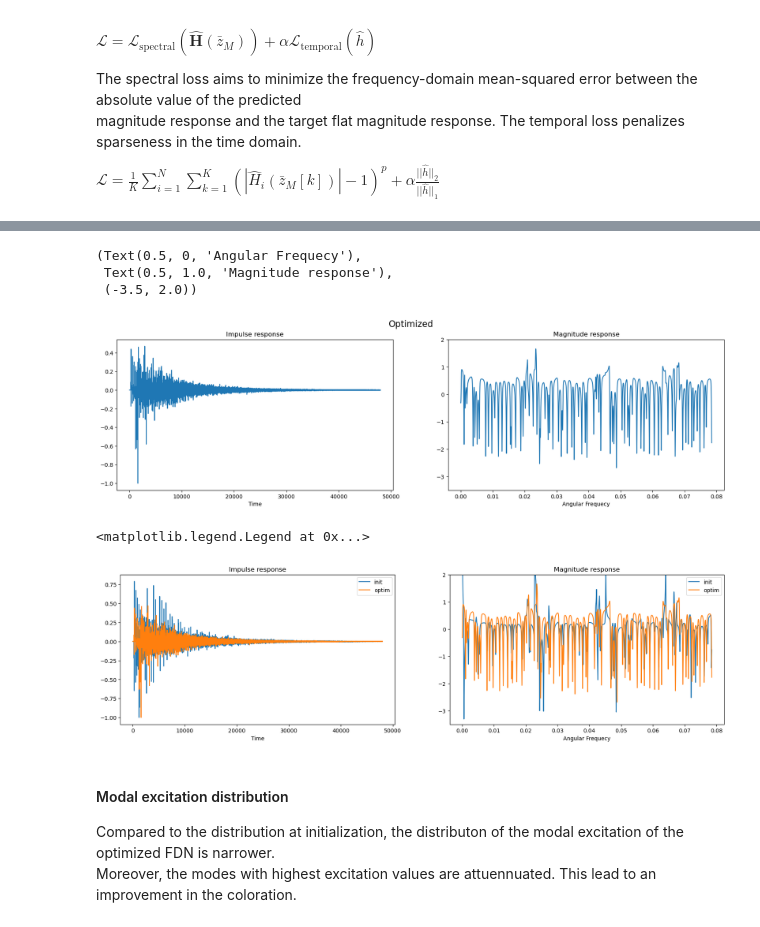
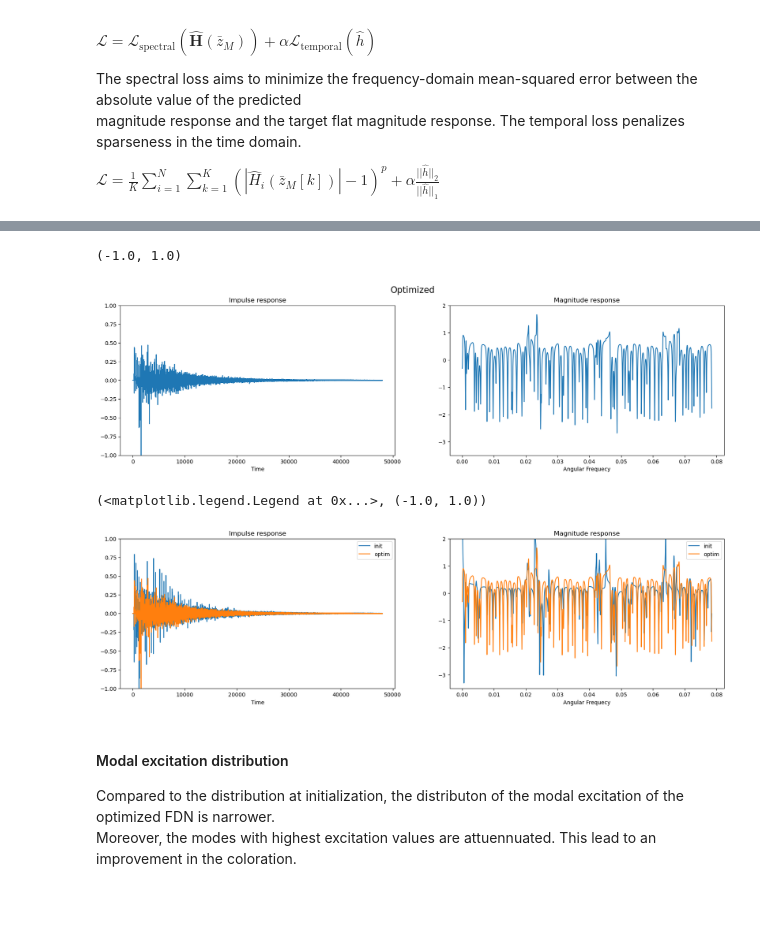
Before and after one commit to gdalsanto/diff-fdn-colorless, a Jupyter notebook: dafx23_demo.ipynb, the cells around one changed output, grey strips where cells are left out. Drawn from its saved outputs; the diff is of its cells as text; code cells hidden in the pictures.

```diff
--- a/dafx23_demo.ipynb
+++ b/dafx23_demo.ipynb
@@ -57,6 +58,7 @@ $\vec{z}_M = [e^{\jmath \pi \frac{0}{M}}, e^{\jmath \pi \frac{1}{M}}, \dots, e^{
 The dataset consists of vectors of frequency points, equally distributed on the unit circle, with different length $M$.
 In this way, at every training step $H(z)$ is computed on a different set of frequency points.
 # %%
+plt.rcParams['figure.figsize'] = [5, 2.5]
 
 # set low value of nfft just for illustrative puproses
 # during training we use max_nfft 480000
@@ -67,8 +69,9 @@ args.min_nfft = 12
 train_dataset, valid_dataset = load_dataset(args)
 
 train_ex, _ = next(iter(train_dataset))
-plt.scatter(torch.real(train_ex[0,:]), torch.imag(train_ex[0,:]), marker=".",  label='data 1')
-plt.scatter(torch.real(train_ex[2,:]), torch.imag(train_ex[2,:]), marker=".",  label='data 2')
+plt.scatter(torch.real(train_ex[0,:]), torch.imag(train_ex[0,:]), marker=".",  label='M = {}'.format(torch.count_nonzero(train_ex[0,:])))
+plt.scatter(torch.real(train_ex[2,:]), torch.imag(train_ex[2,:]), marker=".",  label='M = {}'.format(torch.count_nonzero(train_ex[2,:])))
+
 plt.legend()
 plt.title("Training data (freq points)")
 plt.xlabel("Real")
@@ -82,8 +85,12 @@ In this notebook we are loading a pretrained model that can be found in ´\demo
 For the implementation of the model and the training pipeline, check ´models.py´
 and ´solver.py´, respectively.
 # %%
+display(Image(filename='demo/diffFDN_blockdiagram.png', width=512, height=512))
+
 args.train_dir = 'demo/pretrained04'
 args.delays = [241.0, 263.0, 281.0, 293.0, 1193.0, 1319.0, 1453.0, 1597.0]
+# args.delays = [809.0, 877.0, 937.0, 1049.0, 1151.0, 1249.0, 1373.0, 1499.0]
+args.gain_per_sample = 0.9999
 args.max_nfft = 480000
 # input frequency sampling points
 x = get_frequency_samples(args.max_nfft)
@@ -99,5 +106,5 @@ net.load_state_dict(torch.load(
 H_end, h_end, _ = net(x)
 # load losses
 losses = scipy.io.loadmat(os.path.join(args.train_dir,'losses.mat'))
-print(net.m*net.mStd+net.mAvr)
+# print(net.m*net.mStd+net.mAvr)
 # %% [output]
@@ -115,10 +123,3 @@ magnitude response and the target flat magnitude response. The temporal loss pen
 
 
 $\mathcal{L} = \frac{1}{K} \sum_{i = 1}^N \sum_{k = 1}^K({{|\hat{H}_i(\bar{z}_{M}[k])|}-1})^p + \alpha \frac{||{\hat{h}}||_2}{||{\hat{h}}||_1}$
-# %%
-plt.rcParams['figure.figsize'] = [10, 5]
-
-plt.plot(losses['train'][0], label='train')
-plt.plot(losses['valid'][0], label='valid')
-plt.xlabel('Epoch')
-plt.legend()
@@ -147,18 +153,17 @@ ax[1].set_ylim(-3.5, 2), ax[1].set_title('Magnitude response'), ax[1].set_xlabel
 # %%
 audio_widget = IPython.display.Audio(h_end[:2*args.samplerate].detach().numpy(), rate = args.samplerate)
 IPython.display.display(audio_widget)
 
 fig, ax = plt.subplots(1, 2)
 fig.suptitle('Optimized', fontsize=16)
 ax[0].plot(h_end[:1*args.samplerate].detach().numpy()), ax[0].set_title('Impulse response'), ax[0].set_xlabel('Time')
 ax[1].plot(torch.angle(x[:12000]), torch.sum(H_end, dim=-1)[:12000].detach().numpy())
 ax[1].set_xlabel('Angular Frequecy'), ax[1].set_title('Magnitude response'), ax[1].set_ylim(-3.5, 2)
+ax[0].set_ylim(-1, 1)
 # %% [output]
 [interactive output not drawn]
-(Text(0.5, 0, 'Angular Frequecy'),
- Text(0.5, 1.0, 'Magnitude response'),
- (-3.5, 2.0))
+(-1.0, 1.0)
-[figure, old version]
+[figure, new version]
 # %%
 fig, ax = plt.subplots(1, 2)
 ax[0].plot(h_init[:1*args.samplerate].detach().numpy(), label='init')
@@ -167,10 +172,10 @@ ax[0].set_title('Impulse response'), ax[0].set_xlabel('Time'), ax[0].legend()
 ax[1].plot(torch.angle(x[:12000]), torch.sum(H_init, dim=-1)[:12000].detach().numpy(), label='init')
 ax[1].plot(torch.angle(x[:12000]), torch.sum(H_end, dim=-1)[:12000].detach().numpy(), label='optim')
 ax[1].set_title('Magnitude response'), ax[1].set_xlabel('Angular Frequecy'), ax[1].set_ylim(-3.5, 2)
-ax[1].legend()
+ax[1].legend(), ax[0].set_ylim(-1, 1)
 # %% [output]
-<matplotlib.legend.Legend at 0x...>
+(<matplotlib.legend.Legend at 0x...>, (-1.0, 1.0))
-[figure, old version]
+[figure, new version]
 # %% [markdown]
 #### Modal excitation distribution
 Compared to the distribution at initialization, the distributon of the modal excitation of the optimized FDN is narrower.
```
Also changed, not shown: parts of 9 cells of this notebook, 11 other files.
